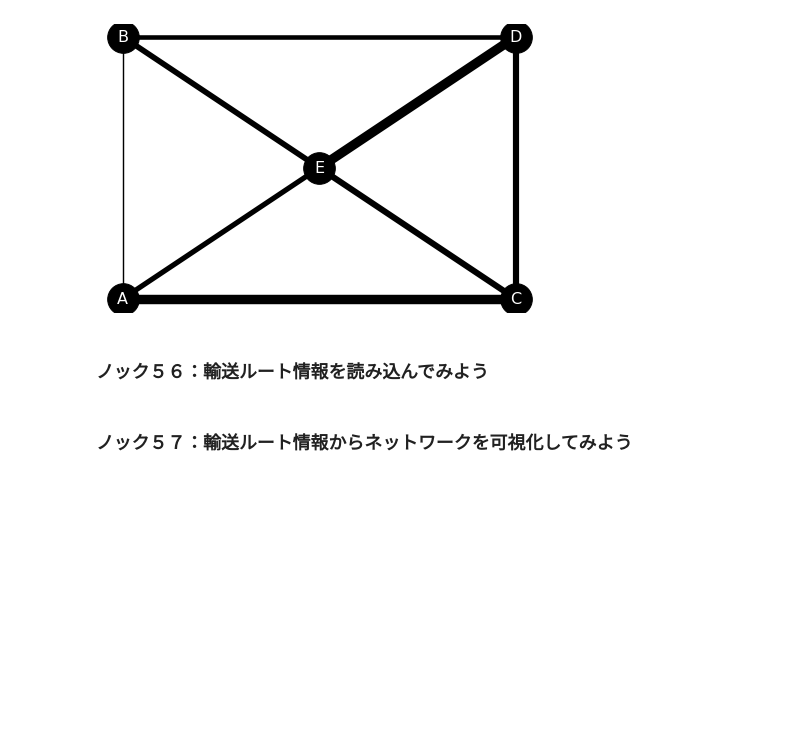
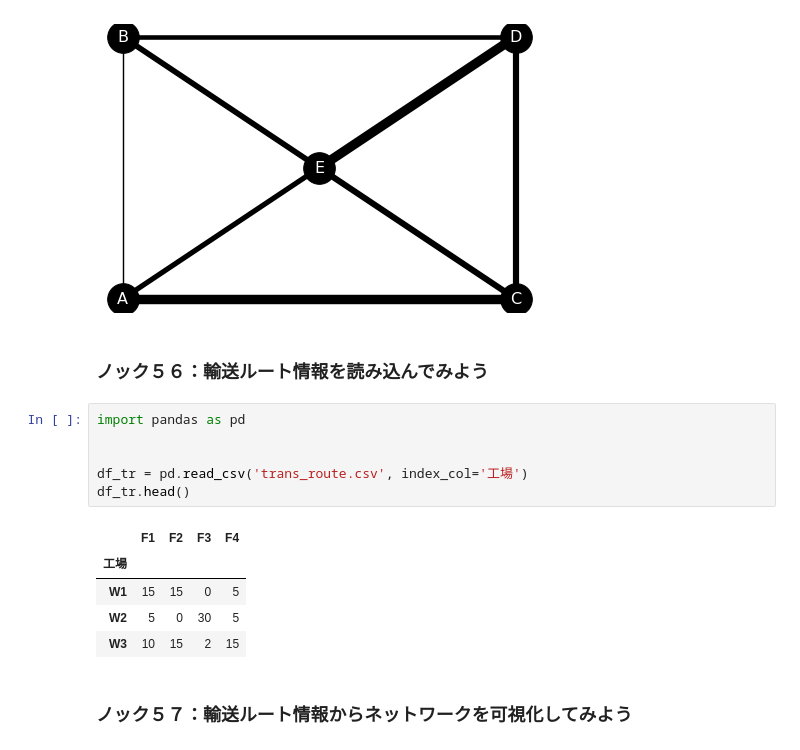
Before and after one commit to Rindrics/anlz100, a Jupyter notebook: chap6/chap6.ipynb, the cells around one changed output. Cells and saved outputs as stored; diff of their text form; blank space fills up the shorter version.

```diff
--- a/chap6/chap6.ipynb
+++ b/chap6/chap6.ipynb
@@ -220,5 +220,17 @@ plt.show()
 [figure]
 # %% [markdown]
 ### ノック５６：輸送ルート情報を読み込んでみよう
+# %%
+import pandas as pd
+
+
+df_tr = pd.read_csv('trans_route.csv', index_col='工場')
+df_tr.head()
+# %% [output]
+|  | F1 | F2 | F3 | F4 |
+| 工場 |  |  |  |  |
+| W1 | 15 | 15 | 0 | 5 |
+| W2 | 5 | 0 | 30 | 5 |
+| W3 | 10 | 15 | 2 | 15 |
 # %% [markdown]
 ### ノック５７：輸送ルート情報からネットワークを可視化してみよう
```
Also changed, not shown: parts of 1 cell of this notebook.
